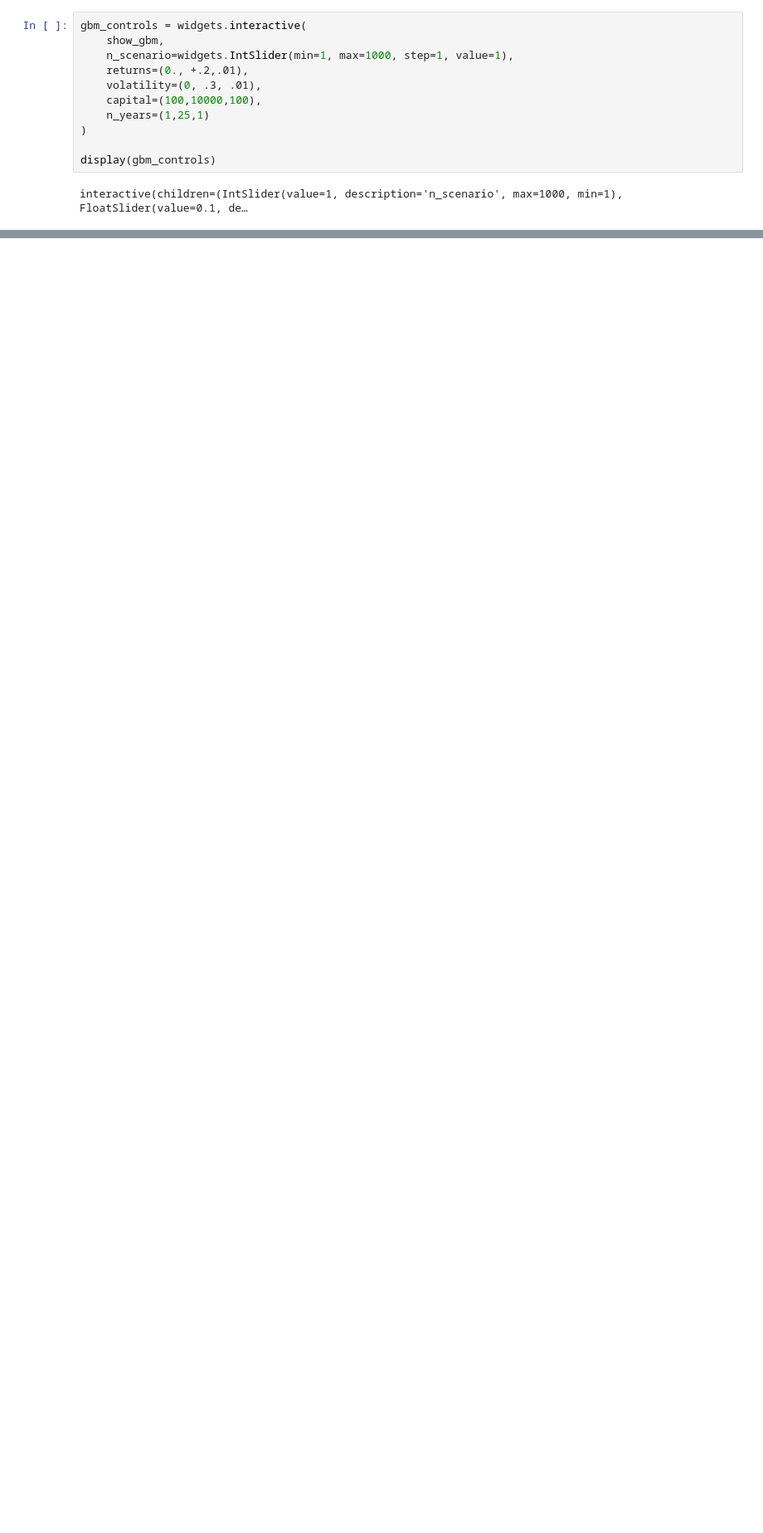
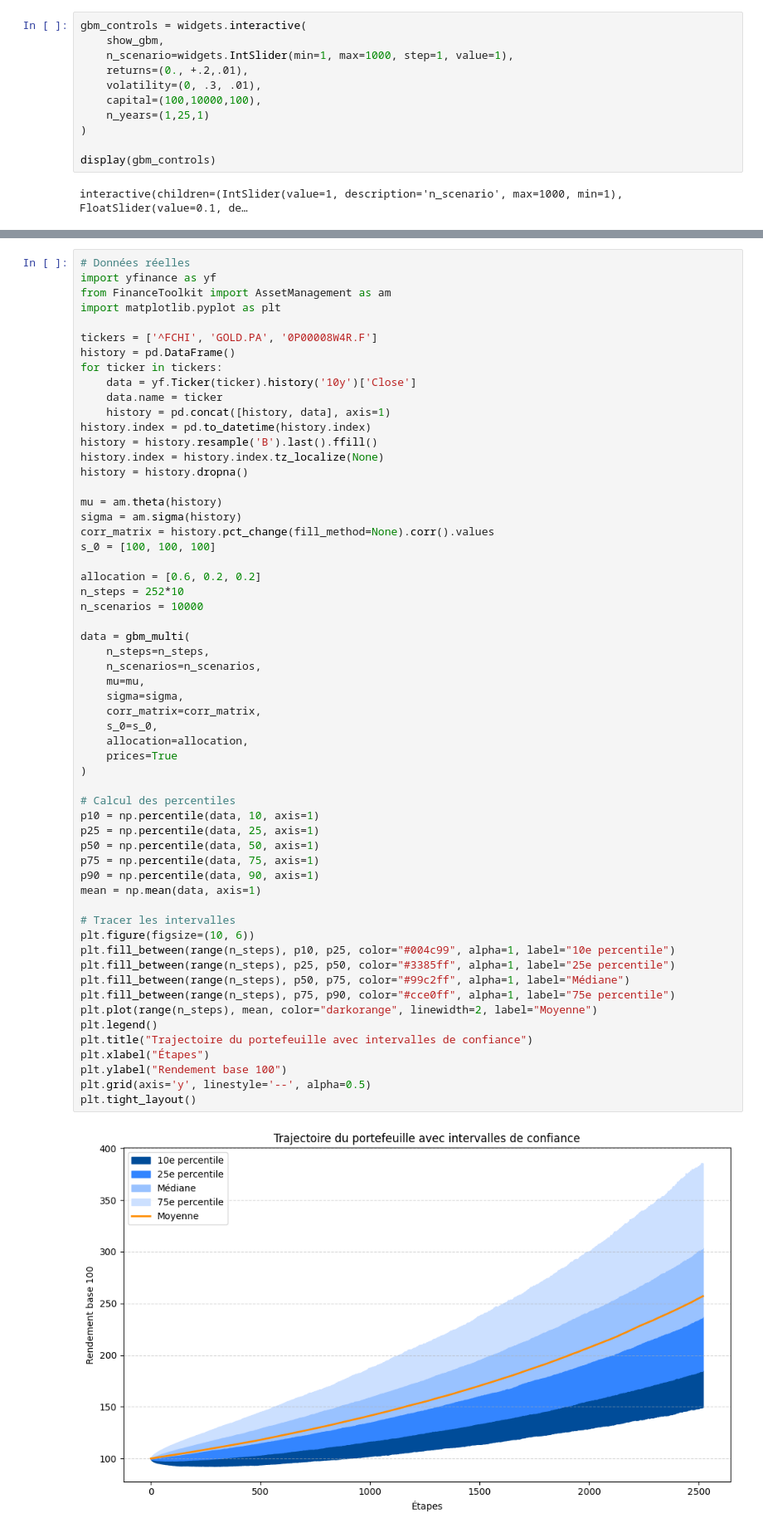
Before and after one commit to Matteo-Bernard/Simulations, a Jupyter notebook: Geometric Brownian Motion.ipynb, the cells around one changed output, grey strips where cells are left out. Shown: that part at 83% size. Saved outputs shown, nothing was run; the diff lists cells and outputs as text; blank space fills up the shorter version.

Commit message:
test gbm multi

```diff
--- a/Geometric Brownian Motion.ipynb
+++ b/Geometric Brownian Motion.ipynb
@@ -56,0 +172,60 @@ interactive(children=(IntSlider(value=1, description='n_scenario', max=1000, min
+# %%
+# Données réelles
+import yfinance as yf
+from FinanceToolkit import AssetManagement as am
+import matplotlib.pyplot as plt
+
+tickers = ['^FCHI', 'GOLD.PA', '0P00008W4R.F']
+history = pd.DataFrame()
+for ticker in tickers:
+    data = yf.Ticker(ticker).history('10y')['Close']
+    data.name = ticker
+    history = pd.concat([history, data], axis=1)
+history.index = pd.to_datetime(history.index)
+history = history.resample('B').last().ffill()
+history.index = history.index.tz_localize(None)
+history = history.dropna()
+
+mu = am.theta(history)
+sigma = am.sigma(history)
+corr_matrix = history.pct_change(fill_method=None).corr().values
+s_0 = [100, 100, 100]
+
+allocation = [0.6, 0.2, 0.2]
+n_steps = 252*10
+n_scenarios = 10000
+
+data = gbm_multi(
+    n_steps=n_steps,
+    n_scenarios=n_scenarios,
+    mu=mu,
+    sigma=sigma,
+    corr_matrix=corr_matrix,
+    s_0=s_0,
+    allocation=allocation,
+    prices=True
+)
+
+# Calcul des percentiles
+p10 = np.percentile(data, 10, axis=1)
+p25 = np.percentile(data, 25, axis=1)
+p50 = np.percentile(data, 50, axis=1)
+p75 = np.percentile(data, 75, axis=1)
+p90 = np.percentile(data, 90, axis=1)
+mean = np.mean(data, axis=1)
+
+# Tracer les intervalles
+plt.figure(figsize=(10, 6))
+plt.fill_between(range(n_steps), p10, p25, color="#004c99", alpha=1, label="10e percentile")
+plt.fill_between(range(n_steps), p25, p50, color="#3385ff", alpha=1, label="25e percentile")
+plt.fill_between(range(n_steps), p50, p75, color="#99c2ff", alpha=1, label="Médiane")
+plt.fill_between(range(n_steps), p75, p90, color="#cce0ff", alpha=1, label="75e percentile")
+plt.plot(range(n_steps), mean, color="darkorange", linewidth=2, label="Moyenne")
+plt.legend()
+plt.title("Trajectoire du portefeuille avec intervalles de confiance")
+plt.xlabel("Étapes")
+plt.ylabel("Rendement base 100")
+plt.grid(axis='y', linestyle='--', alpha=0.5)
+plt.tight_layout()
+# %% [output]
+[figure, added]
```
Also changed, not shown: parts of 5 cells of this notebook.
